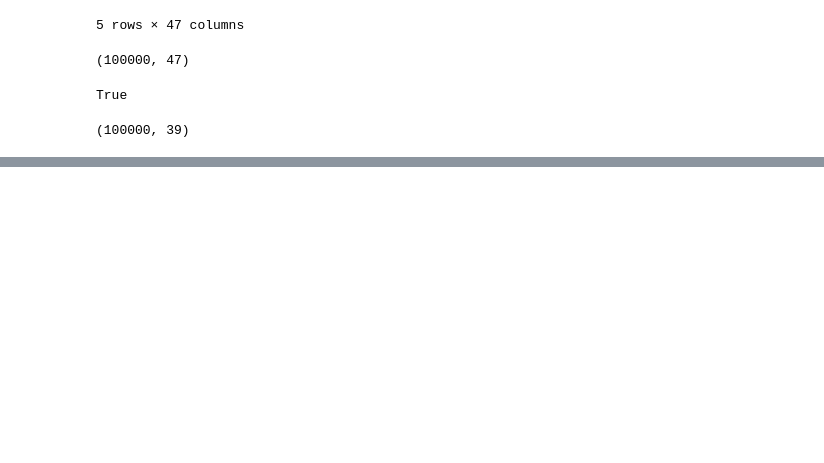
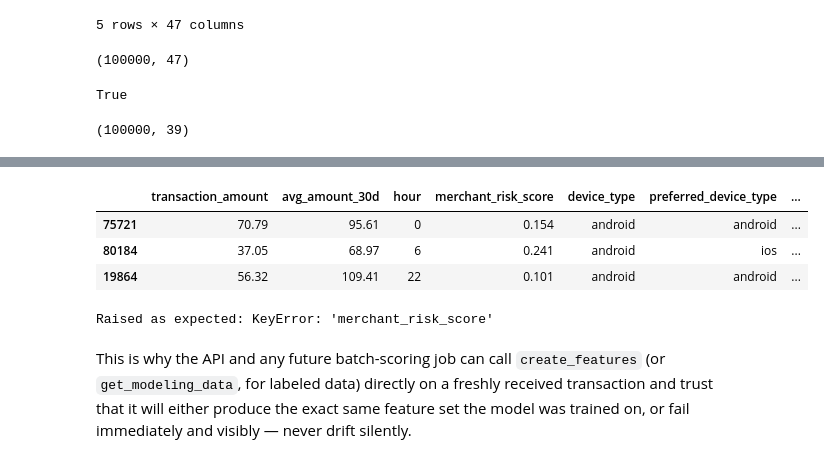
Before and after one commit to dacardonave/finshield-fraud-detection-platform, a Jupyter notebook: notebooks/02_feature_engineering.ipynb, the cells around one changed output, grey strips where cells are left out. Cells and saved outputs as stored; diff of their text form; code cells hidden in the pictures; blank space fills up the shorter version.

```diff
--- a/notebooks/02_feature_engineering.ipynb
+++ b/notebooks/02_feature_engineering.ipynb
@@ -263,0 +278,36 @@ X.shape
+# %%
+from src.feature_engineering import compute_risk_signals
+
+# compute_risk_signals only needs raw transaction + customer profile
+# columns - no simulation-only fields required. This is exactly the
+# shape a new, unlabeled transaction would arrive in at inference time.
+raw_columns = [
+    "transaction_amount", "avg_amount_30d", "hour", "merchant_risk_score",
+    "device_type", "preferred_device_type", "transaction_city",
+    "customer_home_city", "channel", "merchant_category",
+]
+sample_raw = df.sample(3, random_state=42)[raw_columns]
+compute_risk_signals(sample_raw)[raw_columns + [
+    "amount_vs_avg_ratio", "is_high_amount", "is_night_transaction",
+    "channel_risk", "category_risk",
+]]
+# %% [output]
+|  | transaction_amount | avg_amount_30d | hour | merchant_risk_score | device_type | preferred_device_type | ... |
+| 75721 | 70.79 | 95.61 | 0 | 0.154 | android | android | ... |
+| 80184 | 37.05 | 68.97 | 6 | 0.241 | android | ios | ... |
+| 19864 | 56.32 | 109.41 | 22 | 0.101 | android | android | ... |
+# %%
+# Demonstration: get_modeling_data now fails loudly instead of silently
+# dropping a feature. Simulate a malformed upstream input (a missing
+# column) the way a bug in a data pipeline might produce one.
+broken = df.drop(columns=["merchant_risk_score"])
+
+try:
+    get_modeling_data(broken)
+    print("No error raised - this would be the old silent-drop bug.")
+except Exception as e:
+    print(f"Raised as expected: {type(e).__name__}: {e}")
+# %% [output]
+Raised as expected: KeyError: 'merchant_risk_score'
+# %% [markdown]
+This is why the API and any future batch-scoring job can call `create_features` (or `get_modeling_data`, for labeled data) directly on a freshly received transaction and trust that it will either produce the exact same feature set the model was trained on, or fail immediately and visibly — never drift silently.
```
Also changed, not shown: parts of 2 cells of this notebook, 3 other files.
